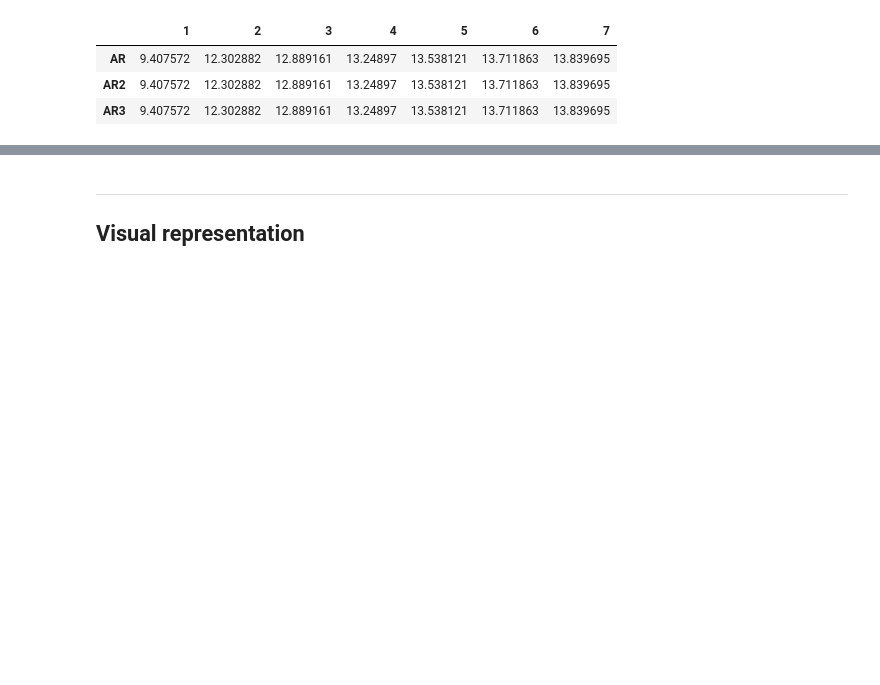
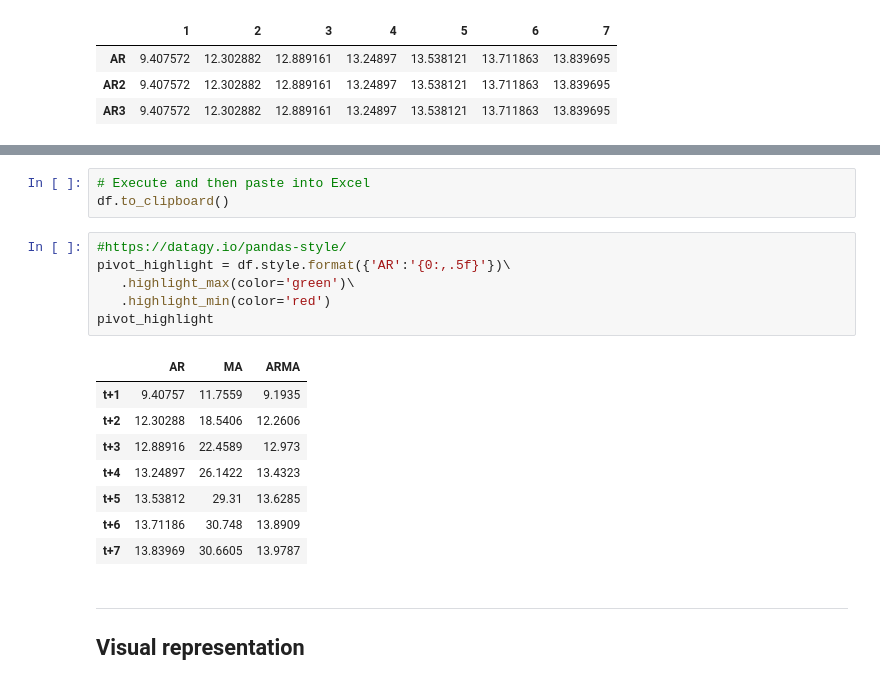
Before and after one commit to ksatola/air-polution, a Jupyter notebook: agh/055_Model_Compare_Metod.ipynb, the cells around one changed output, grey strips where cells are left out. Saved outputs shown, nothing was run; the diff lists cells and outputs as text; blank space fills up the shorter version.

```diff
--- a/agh/055_Model_Compare_Metod.ipynb
+++ b/agh/055_Model_Compare_Metod.ipynb
@@ -291,3 +362,21 @@ final_comparison_results.T
+# %%
+# Execute and then paste into Excel
+df.to_clipboard()
+# %%
+#https://datagy.io/pandas-style/
+pivot_highlight = df.style.format({'AR':'{0:,.5f}'})\
+   .highlight_max(color='green')\
+   .highlight_min(color='red')
+pivot_highlight
+# %% [output]
+|  | AR | MA | ARMA |
+| t+1 | 9.40757 | 11.7559 | 9.1935 |
+| t+2 | 12.30288 | 18.5406 | 12.2606 |
+| t+3 | 12.88916 | 22.4589 | 12.973 |
+| t+4 | 13.24897 | 26.1422 | 13.4323 |
+| t+5 | 13.53812 | 29.31 | 13.6285 |
+| t+6 | 13.71186 | 30.748 | 13.8909 |
+| t+7 | 13.83969 | 30.6605 | 13.9787 |
 # %% [markdown]
 ---
 <a id='visual'></a>
```
Also changed, not shown: parts of 4 cells of this notebook, 27 other files.
